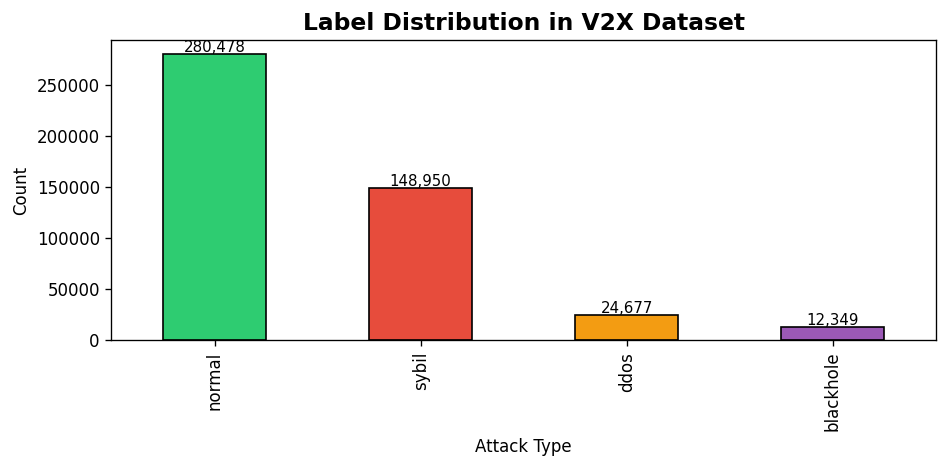
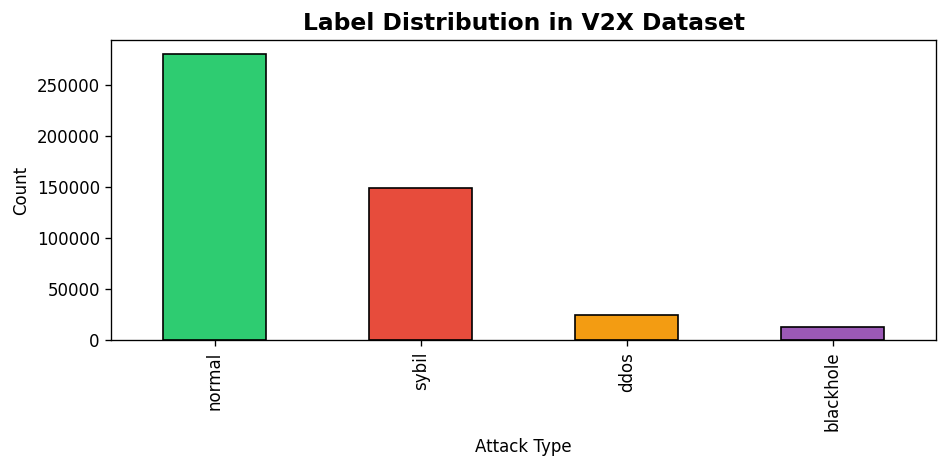
Unified diff of the notebook cell whose output changed from the first chart to the second:
--- before
+++ after
@@ -1,9 +1,12 @@
 fig, ax = plt.subplots(figsize=(8,4))
+
 colors = ['#2ecc71','#e74c3c','#f39c12','#9b59b6']
+
 label_counts.plot.bar(ax=ax, color=colors, edgecolor='black')
+
 ax.set_title('Label Distribution in V2X Dataset', fontsize=14, fontweight='bold')
-ax.set_ylabel('Count'); ax.set_xlabel('Attack Type')
-for i,v in enumerate(label_counts):
-    ax.text(i, v+2000, f'{v:,}', ha='center', fontsize=9)
+ax.set_ylabel('Count')
+ax.set_xlabel('Attack Type')
+
 plt.tight_layout()
 plt.show()

Commit: label